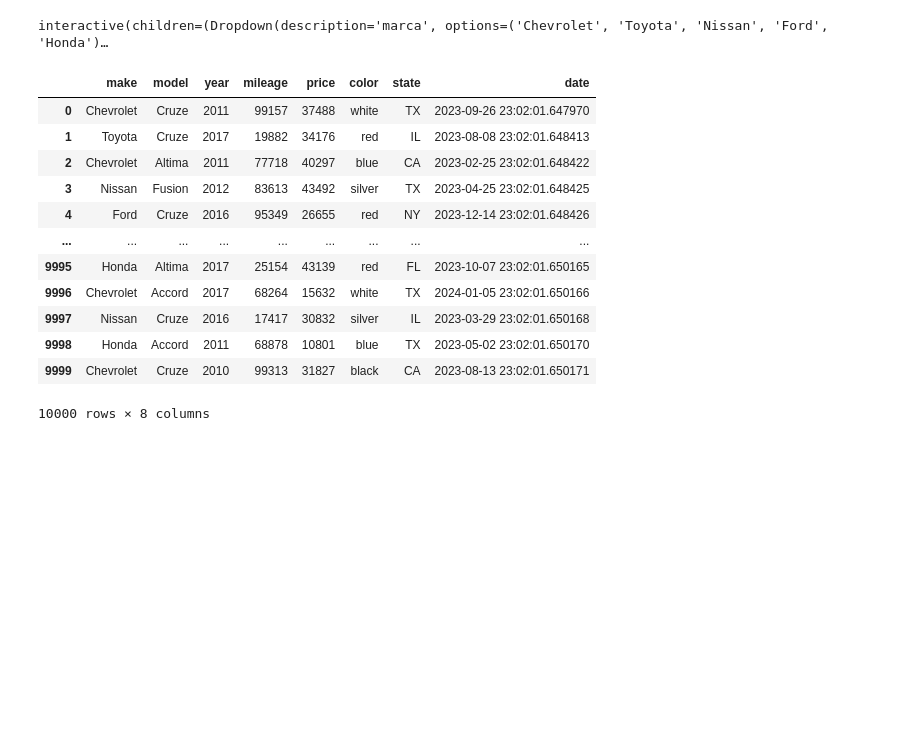
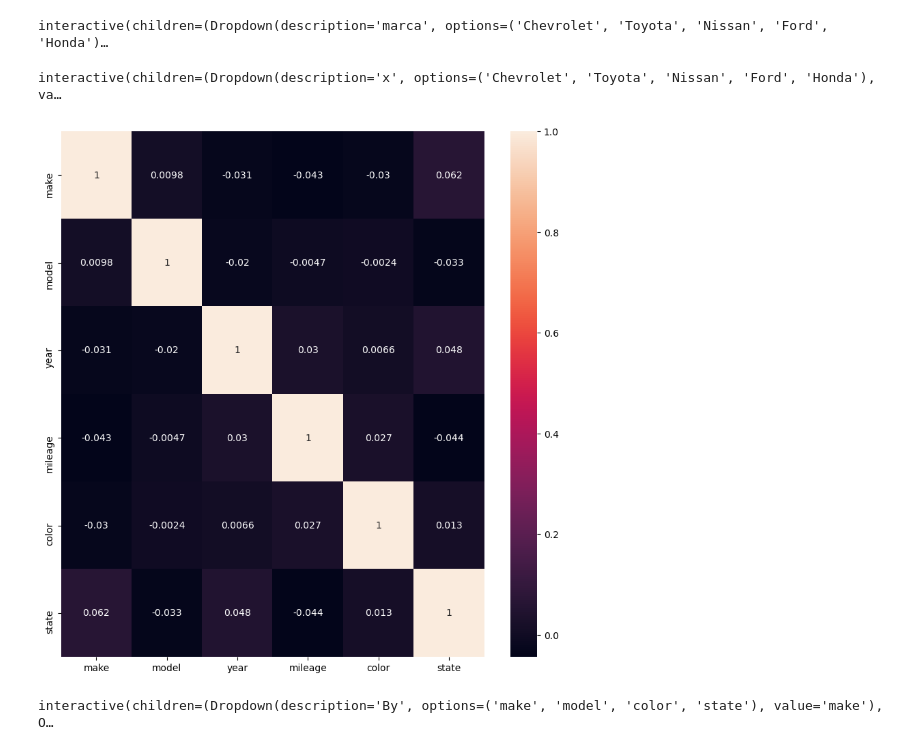
Before and after one commit to DeiviGT1/arc-is, a Jupyter notebook: hola copy.ipynb, the cells around one changed output. Cells and saved outputs as stored; diff of their text form; code cells hidden in the pictures; blank space fills up the shorter version.

```diff
--- a/hola copy.ipynb
+++ b/hola copy.ipynb
@@ -49,19 +47,52 @@ def wcplot(marca = csv["make"].unique()):
 	plt.show()
 # %% [output]
 interactive(children=(Dropdown(description='marca', options=('Chevrolet', 'Toyota', 'Nissan', 'Ford', 'Honda')…
-# %%
-csv
-# %% [output]
-|  | make | model | year | mileage | price | color | state | date |
-| 0 | Chevrolet | Cruze | 2011 | 99157 | 37488 | white | TX | 2023-09-26 23:02:01.647970 |
-| 1 | Toyota | Cruze | 2017 | 19882 | 34176 | red | IL | 2023-08-08 23:02:01.648413 |
-| 2 | Chevrolet | Altima | 2011 | 77718 | 40297 | blue | CA | 2023-02-25 23:02:01.648422 |
-| 3 | Nissan | Fusion | 2012 | 83613 | 43492 | silver | TX | 2023-04-25 23:02:01.648425 |
-| 4 | Ford | Cruze | 2016 | 95349 | 26655 | red | NY | 2023-12-14 23:02:01.648426 |
-| ... | ... | ... | ... | ... | ... | ... | ... | ... |
-| 9995 | Honda | Altima | 2017 | 25154 | 43139 | red | FL | 2023-10-07 23:02:01.650165 |
-| 9996 | Chevrolet | Accord | 2017 | 68264 | 15632 | white | TX | 2024-01-05 23:02:01.650166 |
-| 9997 | Nissan | Cruze | 2016 | 17417 | 30832 | silver | IL | 2023-03-29 23:02:01.650168 |
-| 9998 | Honda | Accord | 2011 | 68878 | 10801 | blue | TX | 2023-05-02 23:02:01.650170 |
-| 9999 | Chevrolet | Cruze | 2010 | 99313 | 31827 | black | CA | 2023-08-13 23:02:01.650171 |
-10000 rows × 8 columns
+# %%
+#Time series
+@interact
+def line_date_plot(x=csv["make"].unique(), y=csv[["mileage", "price"]].columns, fecha = ["Yearly", "Monthly", "Daily"], hue = csv.drop(["make", "mileage", "price", "date", "year"], axis=1).columns):
+  clear_output(wait=True)
+  dic = {
+    "Yearly": "%Y",
+    "Monthly": "%Y-%m",
+    "Daily": "%d"
+  }
+  df = csv[csv["make"]==x]
+  df=df.assign(date=pd.to_datetime(df['date']).dt.date)
+  df["group"] = df["date"].apply(lambda x: x.strftime(f"{dic[fecha]}"))
+  df.sort_values(by="group", inplace=True)
+  plt.figure(figsize=(23, 5))
+  #I want legend on the right bottom
+  sns.lineplot(data=df, x="group", y=y, palette="cividis", hue=hue, linewidth=2.5, ci=25, linestyle="dashed")
+  plt.legend(loc='upper left', bbox_to_anchor=(1.0, 0.5))
+  plt.show()
+# %% [output]
+interactive(children=(Dropdown(description='x', options=('Chevrolet', 'Toyota', 'Nissan', 'Ford', 'Honda'), va…
+# %%
+#Correlation
+
+
+df = csv.copy()
+df.drop(["date", "price"], axis=1, inplace=True)
+le = LabelEncoder()
+for col in df.columns:
+  df[col] = le.fit_transform(df[col])
+plt.figure(figsize=(10, 10))
+sns.heatmap(df.corr(), annot=True)
+plt.show()
+# %% [output]
+[figure, added]
+# %%
+#Boxplot
+@interact
+def bp(By = csv.drop(["mileage", "price", "date", "year"], axis=1).columns.to_list()):
+  clear_output(wait=True)
+  df = csv.copy()
+  df = df.groupby(By).mean("price")
+  df.reset_index(inplace=True)
+  df.sort_values(by="price", inplace=True)
+  plt.figure(figsize=(10, 10))
+  sns.boxplot(data=csv, x=By, y="price")
+  plt.show()
+# %% [output]
+interactive(children=(Dropdown(description='By', options=('make', 'model', 'color', 'state'), value='make'), O…
```
Also changed, not shown: parts of 4 cells of this notebook, 5 other files.
